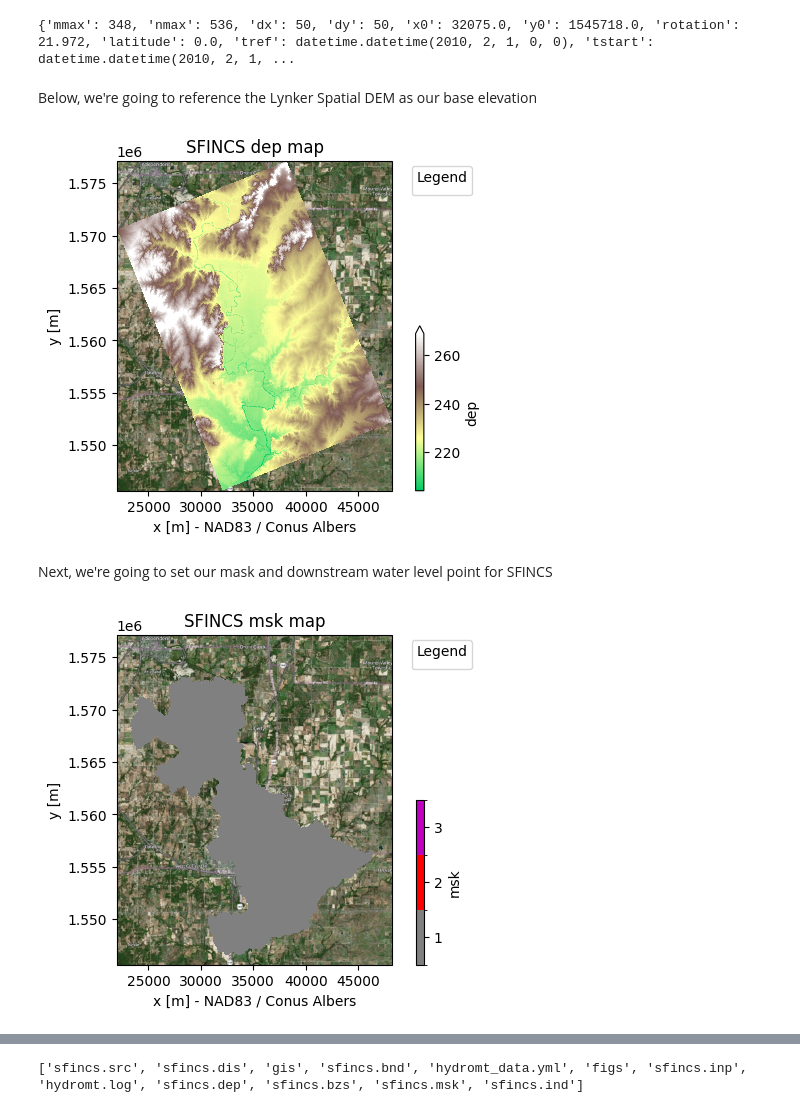
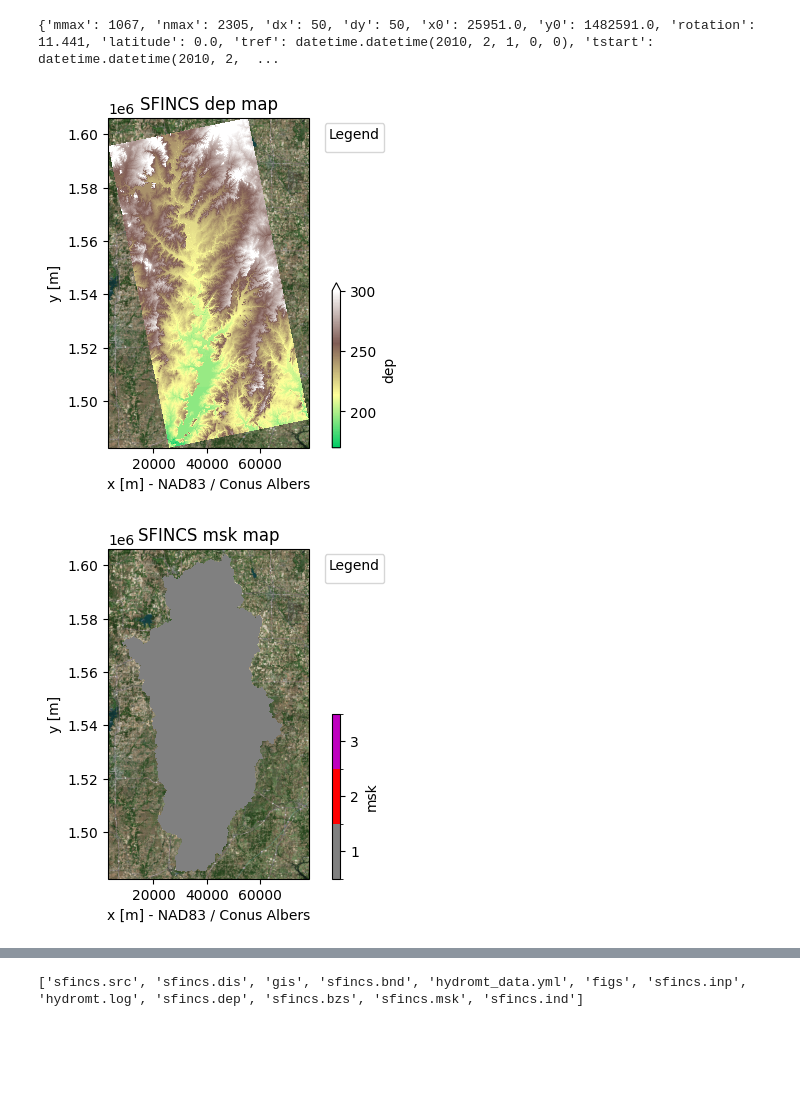
Before and after one commit to NGWPC/near_real-time_sfincs, a Jupyter notebook: notebooks/01_build_sfincs_from_nwm.ipynb, the cells around one changed output, grey strips where cells are left out. Drawn from its saved outputs; the diff is of its cells as text; code cells hidden in the pictures; blank space fills up the shorter version.

```diff
--- a/notebooks/01_build_sfincs_from_nwm.ipynb
+++ b/notebooks/01_build_sfincs_from_nwm.ipynb
@@ -27,0 +24,14 @@ Below we're going to set up the references to DEM files which live in the cloud,
+# %%
+import geopandas as gpd
+import matplotlib.pyplot as plt
+
+fig, ax = plt.subplots(figsize=(12, 8))
+hf = gpd.read_file("../data/vpu_11.gpkg", layer="divides")
+huc8 = gpd.read_file("output/flood_11070103/11070103/wbd.gpkg")
+
+hf.plot(ax=ax, alpha=0.5, label='VPU Divides')
+huc8.plot(ax=ax, color='red', alpha=0.5, label='WBD')
+
+plt.legend()
+plt.title('VPU Divides and WBD Overlay')
+plt.show()
@@ -28,7 +40,8 @@ Below we're going to set up the references to DEM files which live in the cloud,
 # %%
 data_catalog_path = Path.cwd() / "../data/SFINCS/data_catalogs"
-sfincs_model_path = Path.cwd() / "../data/SFINCS/ngwpc_data"
+sfincs_model_path = Path.cwd() / "../data/SFINCS/ngwpc_data_huc8"
 lynker_spatial_lib = str(data_catalog_path / "lynker_spatial/gridded_data.yaml")
+# huc_6_dem = "/app/data/SFINCS/data_catalogs/huc6.yaml"
 sf = SfincsModel(data_libs=[lynker_spatial_lib], root=str(sfincs_model_path), mode="w+")
 # %%
 import sys
@@ -115,0 +54,13 @@ We're using the divides as our region/boundary box below
+# %%
+import geopandas as gpd
+import matplotlib.pyplot as plt
+
+divides = gpd.read_file("../data/vpu_11.gpkg", layer="divides")
+intersection = gpd.overlay(divides, huc8, how='intersection')
+
+fig, ax = plt.subplots(figsize=(12, 8))
+intersection.plot(ax=ax, color='red', alpha=0.5, label='Intersection')
+plt.legend()
+plt.title('Intersection of HUC8 and VPU Boundaries')
+
+plt.show()
@@ -116,25 +69,21 @@ We're using the divides as our region/boundary box below
 # %%
 sf.setup_grid_from_region(
-    region = {'geom': domain_divides},
-    res= 50,
+    region = {'geom': intersection},
+    res= 50,  # 50m grid resolution
     rotated=True,
-    crs=domain_divides.crs  # NAD83 / Conus Albers
+    crs=intersection.crs  # NAD83 / Conus Albers
 )
 print(sf.config)
 # %% [output]
-{'mmax': 348, 'nmax': 536, 'dx': 50, 'dy': 50, 'x0': 32075.0, 'y0': 1545718.0, 'rotation': 21.972, 'latitude': 0.0, 'tref': datetime.datetime(2010, 2, 1, 0, 0), 'tstart': datetime.datetime(2010, 2, 1, ...
+{'mmax': 1067, 'nmax': 2305, 'dx': 50, 'dy': 50, 'x0': 25951.0, 'y0': 1482591.0, 'rotation': 11.441, 'latitude': 0.0, 'tref': datetime.datetime(2010, 2, 1, 0, 0), 'tstart': datetime.datetime(2010, 2,  ...
-# %% [markdown]
-Below, we're going to reference the Lynker Spatial DEM as our base elevation
 # %%
 datasets_dep = [{"elevtn": "USGS_seamless_13", "zmin": 0.001}]
 dep = sf.setup_dep(datasets_dep=datasets_dep)
 _ = sf.plot_basemap(variable="dep", bmap="sat", zoomlevel=12)
 # %% [output]
-[figure, old version]
+[figure, new version]
-# %% [markdown]
-Next, we're going to set our mask and downstream water level point for SFINCS
 # %%
-sf.setup_mask_active(include_mask=domain_divides,reset_mask=True)
+sf.setup_mask_active(include_mask=intersection,reset_mask=True)
 _ = sf.plot_basemap(variable="msk", plot_bounds=True, bmap="sat", zoomlevel=12)
 # %% [output]
-[figure, old version]
+[figure, new version]
```
Also changed, not shown: parts of 29 cells of this notebook, 1 other file.
